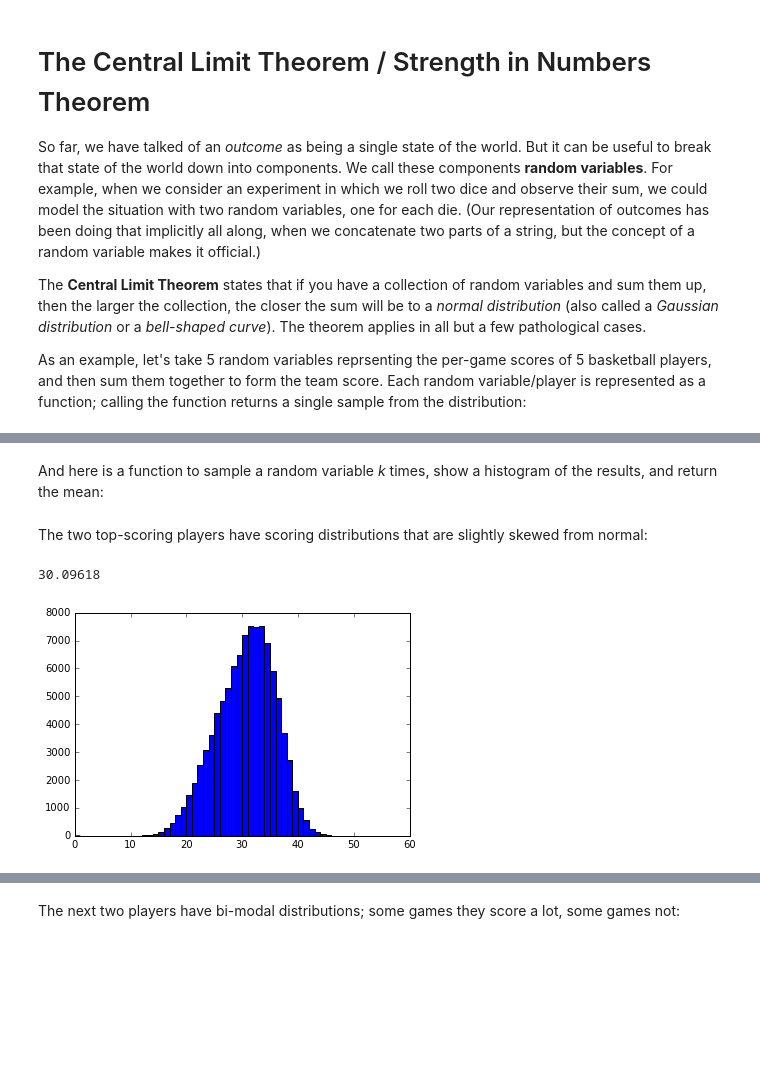
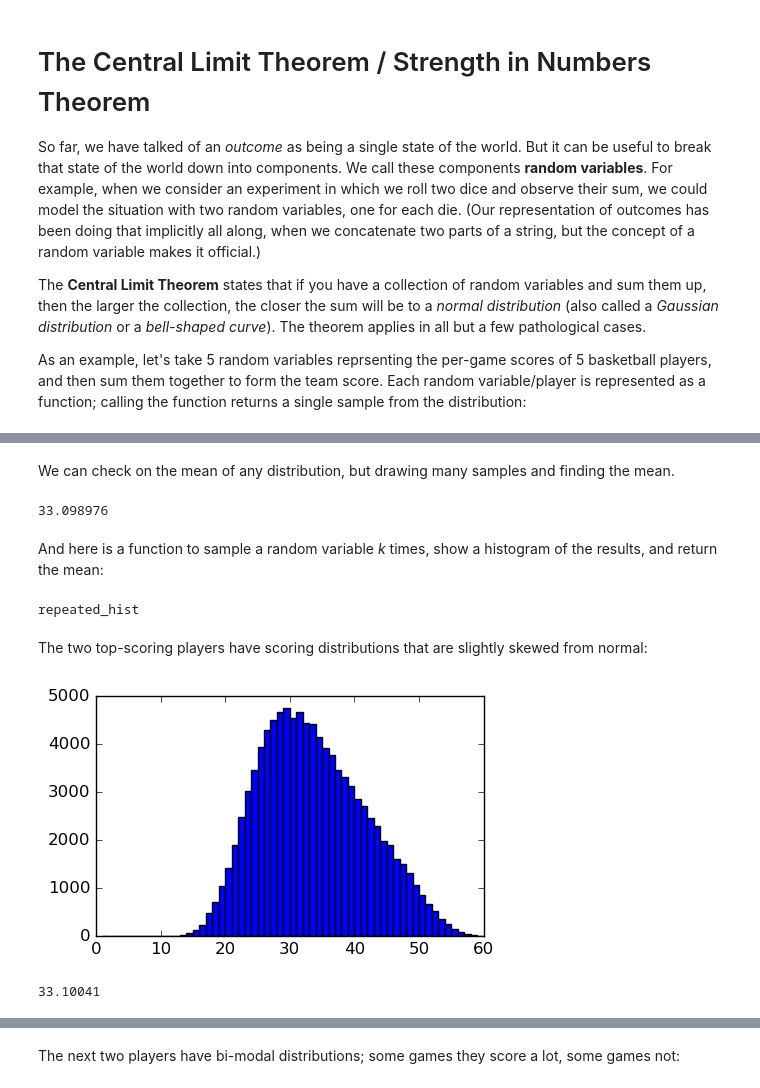
Before and after one commit to mbeltagy/CUModSim, a Jupyter notebook: presentations/W4_Probability_Julia.ipynb, the cells around one changed output, grey strips where cells are left out. Drawn from its saved outputs; the diff is of its cells as text; code cells hidden in the pictures; blank space fills up the shorter version.

```diff
--- a/presentations/W4_Probability_Julia.ipynb
+++ b/presentations/W4_Probability_Julia.ipynb
@@ -862,13 +862,3 @@ So far, we have talked of an *outcome* as being a single state of the world. But
 The **Central Limit Theorem** states that if you have a collection of random variables and sum them up, then the larger the collection, the closer the sum will be to a *normal distribution* (also called a *Gaussian distribution* or a *bell-shaped curve*). The theorem applies in all but a few pathological cases.
 
 As an example, let's take 5 random variables reprsenting the per-game scores of 5 basketball players, and then sum them together to form the team score. Each random variable/player is represented as a function; calling the function returns a single sample from the distribution:
-# %%
-from random import gauss, triangular, choice, vonmisesvariate, uniform
-
-def SC(): return posint(gauss(15.1, 3) + 3 * triangular(1, 4, 13)) # 30.1
-def KT(): return posint(gauss(10.2, 3) + 3 * triangular(1, 3.5, 9)) # 22.1
-def DG(): return posint(vonmisesvariate(30, 2) * 3.08) # 14.0
-def HB(): return posint(gauss(6.7, 1.5) if choice((True, False)) else gauss(16.7, 2.5)) # 11.7
-def OT(): return posint(triangular(5, 17, 25) + uniform(0, 30) + gauss(6, 3)) # 37.0
-
-def posint(x): "Positive integer"; return max(0, int(round(x)))
@@ -875,18 +888,27 @@ def posint(x): "Positive integer"; return max(0, int(round(x)))
+# %% [markdown]
+We can check on the mean of any distribution, but drawing many samples and finding the mean.
+# %%
+mean(SC() for i=1:1000000)
+# %% [output]
+33.098976
 # %% [markdown]
 And here is a function to sample a random variable *k* times, show a histogram of the results, and return the mean:
 # %%
-from statistics import mean
-
-def repeated_hist(rv, bins=10, k=100000):
-    "Repeat rv() k times and make a histogram of the results."
-    samples = [rv() for _ in range(k)]
-    plt.hist(samples, bins=bins)
-    return mean(samples)
+"Repeat rv() k times and make a histogram of the results."
+function repeated_hist(rv; bins=10, k=100000)
+    figure("hist",figsize=(5,3))
+    ax=axes()
+    samples=[rv() for _ in 1:k]
+    ax[:hist](samples, bins=bins);
+    mean(samples)
+end
+# %% [output]
+repeated_hist
 # %% [markdown]
 The two top-scoring players have scoring distributions that are slightly skewed from normal:
 # %%
-repeated_hist(SC, bins=range(60))
+repeated_hist(SC, bins=1:60)
 # %% [output]
+[figure, new version]
-30.09618
+33.10041
-[figure, old version]
 # %%
```
Also changed, not shown: parts of 43 cells of this notebook.
